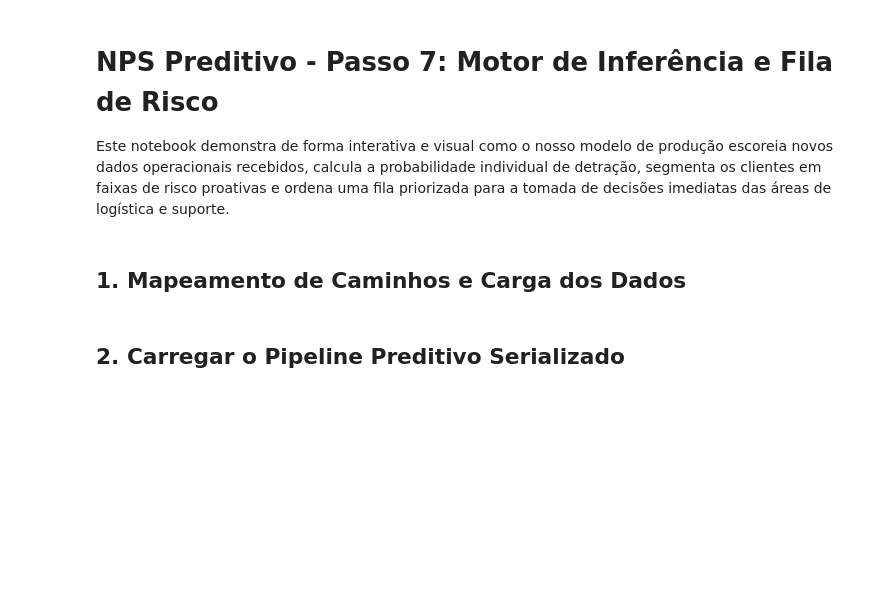
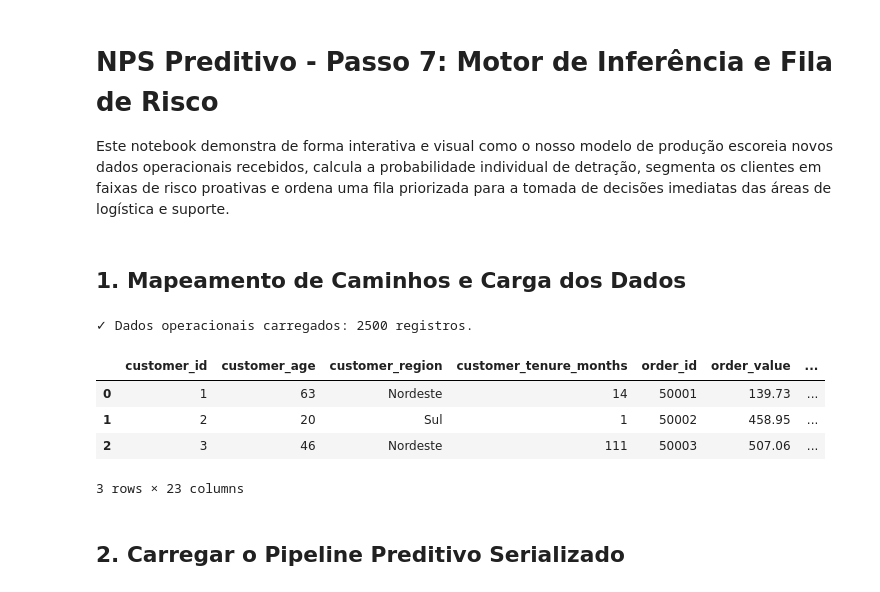
Before and after one commit to dev-roliveirajr/TECH_CHALLENGE_ECOMMERCE, a Jupyter notebook: notebooks/predicao.ipynb, the cells around one changed output. Cells and saved outputs as stored; diff of their text form; code cells hidden in the pictures; blank space fills up the shorter version.

```diff
--- a/notebooks/predicao.ipynb
+++ b/notebooks/predicao.ipynb
@@ -19,21 +19,22 @@ plt.rcParams["axes.unicode_minus"] = False
 # %%
 # Caminho absoluto dinâmico para rodar a partir de qualquer pasta
 BASE_DIR = Path(os.getcwd()).resolve()
 if BASE_DIR.name == 'notebooks':
     BASE_DIR = BASE_DIR.parent
 
-INPUT_DATA_PATH = BASE_DIR / "data" / "raw" / "desafio_nps_fase_1.csv"
+INPUT_DATA_PATH = BASE_DIR / "data" / "processed" / "processed_nps_data.csv"
 MODEL_PATH = BASE_DIR / "models" / "detractor_classifier.joblib"
-
-# Fallback para ambientes temporários de teste
-if not INPUT_DATA_PATH.exists():
-    INPUT_DATA_PATH = Path("desafio_nps_fase_1.csv")
-if not MODEL_PATH.exists():
-    MODEL_PATH = Path("detractor_classifier.joblib")
 
 df_new = pd.read_csv(INPUT_DATA_PATH)
 print(f"✓ Dados operacionais carregados: {df_new.shape[0]} registros.")
 df_new.head(3)
+# %% [output]
+✓ Dados operacionais carregados: 2500 registros.
+|  | customer_id | customer_age | customer_region | customer_tenure_months | order_id | order_value | ... |
+| 0 | 1 | 63 | Nordeste | 14 | 50001 | 139.73 | ... |
+| 1 | 2 | 20 | Sul | 1 | 50002 | 458.95 | ... |
+| 2 | 3 | 46 | Nordeste | 111 | 50003 | 507.06 | ... |
+3 rows × 23 columns
 # %% [markdown]
 ## 2. Carregar o Pipeline Preditivo Serializado
 # %%
```
Also changed, not shown: parts of 6 cells of this notebook, 15 other files.
